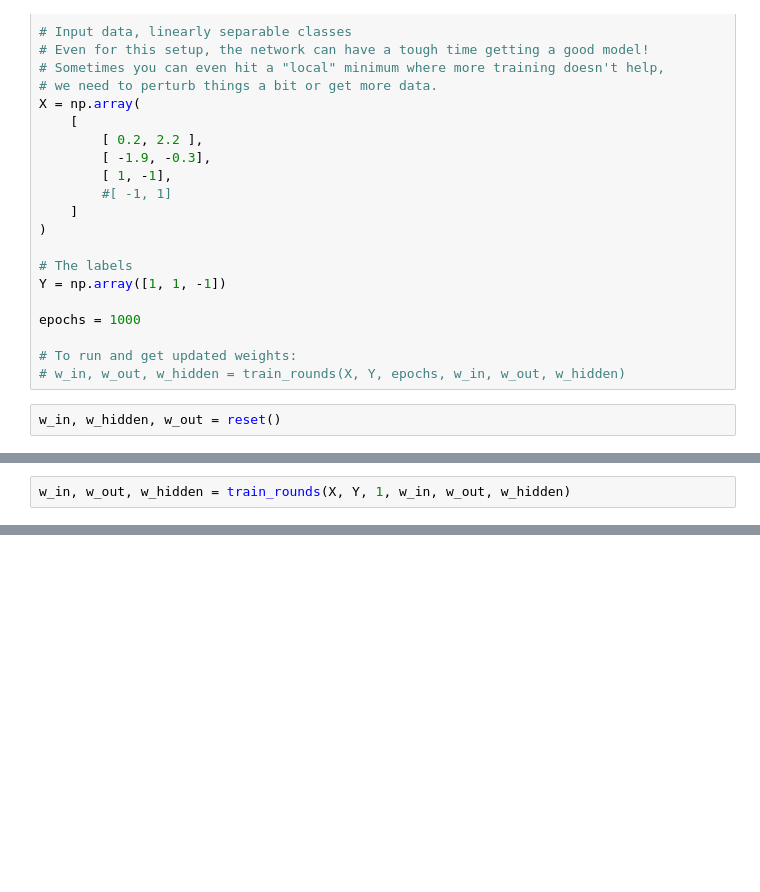
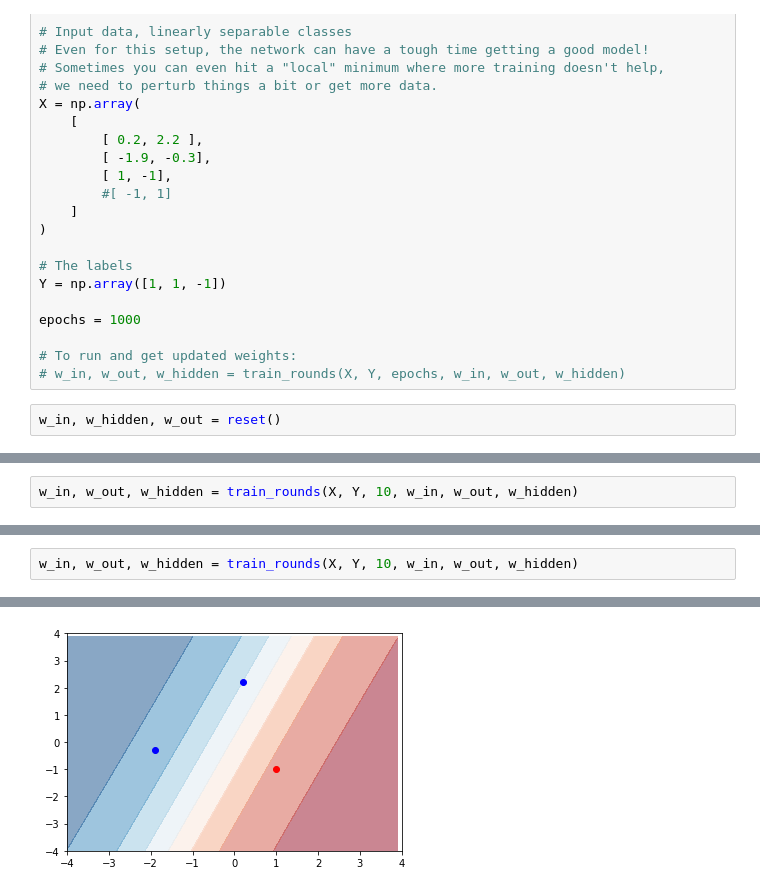
Before and after one commit to jtanderson/COSC-311-Fall2021, a Jupyter notebook: NNdemo.ipynb, the cells around one changed output, grey strips where cells are left out. Saved outputs shown, nothing was run; the diff lists cells and outputs as text; blank space fills up the shorter version.

```diff
--- a/NNdemo.ipynb
+++ b/NNdemo.ipynb
@@ -285,3 +286,3 @@ Current loss: 2.8366516770081316
 # %%
-w_in, w_out, w_hidden = train_rounds(X, Y, 1, w_in, w_out, w_hidden)
+w_in, w_out, w_hidden = train_rounds(X, Y, 10, w_in, w_out, w_hidden)
 # %% [output]
@@ -289,0 +291,3 @@ Current loss: 2.96781358041
+# %%
+w_in, w_out, w_hidden = train_rounds(X, Y, 10, w_in, w_out, w_hidden)
+# %% [output]
@@ -289,0 +295 @@ Current loss: 2.96781358041
+[figure, added]
```
Also changed, not shown: parts of 6 cells of this notebook, 6 other files.
